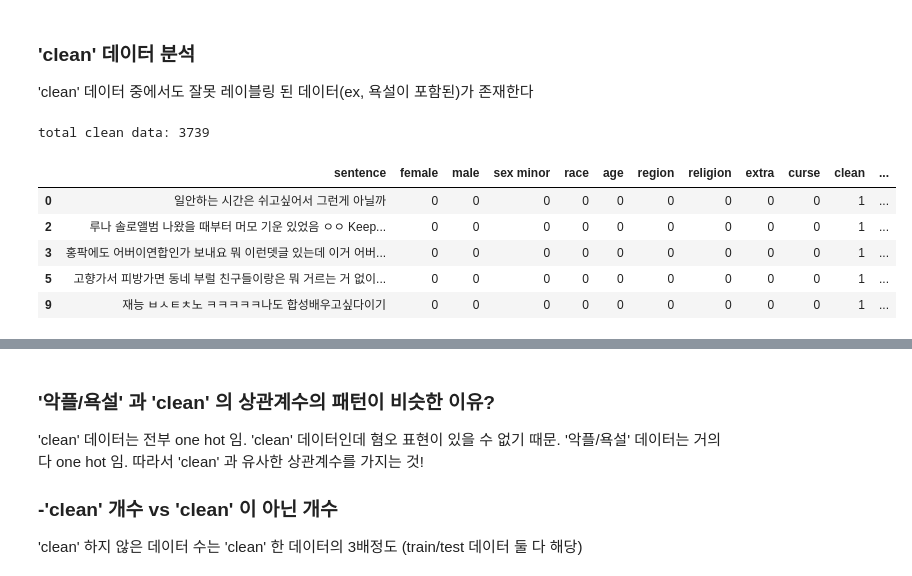
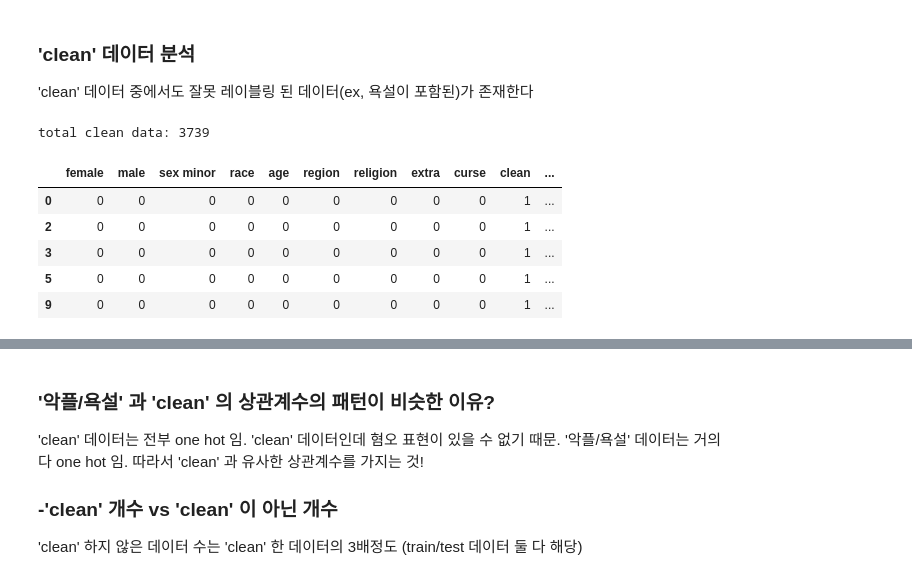
Before and after one commit to kdy20401/hatred-expression-classifier, a Jupyter notebook: data_analysis.ipynb, the cells around one changed output, grey strips where cells are left out. Cells and saved outputs as stored; diff of their text form; code cells hidden in the pictures.

Commit message:
cleaned data

```diff
--- a/data_analysis.ipynb
+++ b/data_analysis.ipynb
@@ -404,20 +404,20 @@ one hot extra data:  310
 # %%
 indexes = []
 
-for i in range(len(train_df)):
-    data = train_df.iloc[i]
+for i in range(len(column_df)):
+    data = column_df.iloc[i]
     if data.clean == 1:
         indexes.append(i)
 
-clean_df = train_df.iloc[indexes]
+clean_df = column_df.iloc[indexes]
 print('total clean data:', len(clean_df))
 
 clean_df.head()
 # %% [output]
 total clean data: 3739
-|  | sentence | female | male | sex minor | race | age | region | religion | extra | curse | clean | ... |
-| 0 | 일안하는 시간은 쉬고싶어서 그런게 아닐까 | 0 | 0 | 0 | 0 | 0 | 0 | 0 | 0 | 0 | 1 | ... |
-| 2 | 루나 솔로앨범 나왔을 때부터 머모 기운 있었음 ㅇㅇ Keep... | 0 | 0 | 0 | 0 | 0 | 0 | 0 | 0 | 0 | 1 | ... |
-| 3 | 홍팍에도 어버이연합인가 보내요 뭐 이런뎃글 있는데 이거 어버... | 0 | 0 | 0 | 0 | 0 | 0 | 0 | 0 | 0 | 1 | ... |
-| 5 | 고향가서 피방가면 동네 부럴 친구들이랑은 뭐 거르는 거 없이... | 0 | 0 | 0 | 0 | 0 | 0 | 0 | 0 | 0 | 1 | ... |
-| 9 | 재능 ㅂㅅㅌㅊ노 ㅋㅋㅋㅋㅋ나도 합성배우고싶다이기 | 0 | 0 | 0 | 0 | 0 | 0 | 0 | 0 | 0 | 1 | ... |
+|  | female | male | sex minor | race | age | region | religion | extra | curse | clean | ... |
+| 0 | 0 | 0 | 0 | 0 | 0 | 0 | 0 | 0 | 0 | 1 | ... |
+| 2 | 0 | 0 | 0 | 0 | 0 | 0 | 0 | 0 | 0 | 1 | ... |
+| 3 | 0 | 0 | 0 | 0 | 0 | 0 | 0 | 0 | 0 | 1 | ... |
+| 5 | 0 | 0 | 0 | 0 | 0 | 0 | 0 | 0 | 0 | 1 | ... |
+| 9 | 0 | 0 | 0 | 0 | 0 | 0 | 0 | 0 | 0 | 1 | ... |
```
Also changed, not shown: parts of 2 cells of this notebook, 5 other files.
